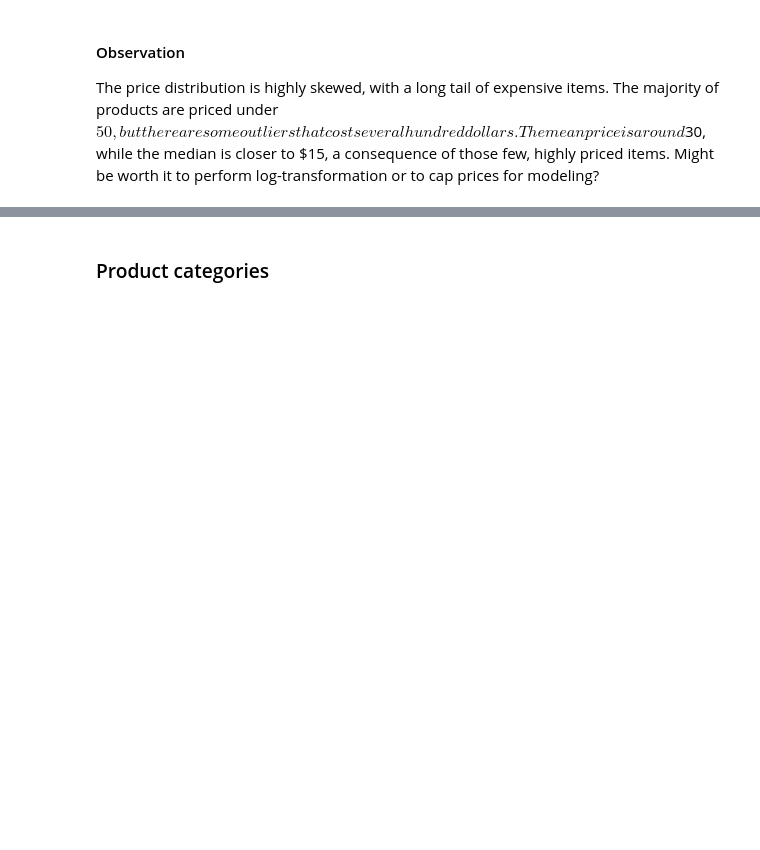
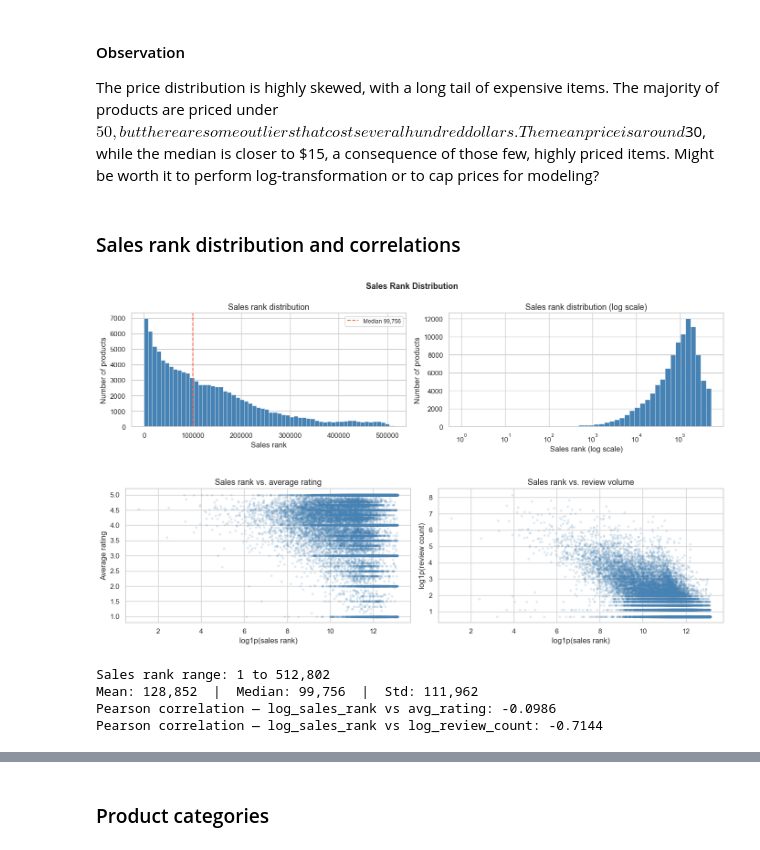
Before and after one commit to Vitto28/Vet_Recc, a Jupyter notebook: data_exploration.ipynb, the cells around one changed output, grey strips where cells are left out. Cells and saved outputs as stored; diff of their text form; code cells hidden in the pictures; blank space fills up the shorter version.

```diff
--- a/data_exploration.ipynb
+++ b/data_exploration.ipynb
@@ -390,0 +481,79 @@ The price distribution is highly skewed, with a long tail of expensive items. Th
+# %% [markdown]
+### Sales rank distribution and correlations
+# %%
+# Extract numeric sales rank for the Pet Supplies category if it does not already exist
+if 'sales_rank_numeric' not in meta_df.columns:
+    def extract_pet_rank(rank_val):
+        """Parse salesRank dict and return the Pet Supplies rank as an integer."""
+        if pd.isna(rank_val):
+            return np.nan
+        try:
+            if isinstance(rank_val, str):
+                d = ast.literal_eval(rank_val)
+            else:
+                d = rank_val
+            return int(d.get('Pet Supplies', np.nan))
+        except Exception:
+            return np.nan
+
+    meta_df['sales_rank_numeric'] = meta_df['salesRank'].apply(extract_pet_rank)
+
+rank_clean = meta_df['sales_rank_numeric'].dropna()
+
+fig, axes = plt.subplots(1, 2, figsize=(14, 4))
+
+axes[0].hist(rank_clean, bins=60, color='steelblue', edgecolor='white', linewidth=0.4)
+axes[0].set_xlabel('Sales rank')
+axes[0].set_ylabel('Number of products')
+axes[0].set_title('Sales rank distribution')
+axes[0].axvline(rank_clean.median(), color='tomato', linestyle='--', label=f'Median {rank_clean.median():,.0f}')
+axes[0].legend(fontsize=9)
+
+axes[1].hist(rank_clean[rank_clean > 0], bins=np.logspace(np.log10(rank_clean[rank_clean > 0].min()), np.log10(rank_clean.max()), 50),
+             color='steelblue', edgecolor='white', linewidth=0.4)
+axes[1].set_xscale('log')
+axes[1].set_xlabel('Sales rank (log scale)')
+axes[1].set_ylabel('Number of products')
+axes[1].set_title('Sales rank distribution (log scale)')
+
+fig.suptitle('Sales Rank Distribution', fontsize=13, fontweight='bold')
+plt.tight_layout()
+plt.show()
+
+# Correlate sales rank with item-level review behavior
+item_rank_stats = ratings_df.groupby('asin').agg(
+    avg_rating=('rating', 'mean'),
+    review_count=('rating', 'count')
+).reset_index()
+
+rank_merged = item_rank_stats.merge(meta_df[['asin', 'sales_rank_numeric']], on='asin', how='inner').dropna(subset=['sales_rank_numeric'])
+rank_merged['log_sales_rank'] = np.log1p(rank_merged['sales_rank_numeric'])
+rank_merged['log_review_count'] = np.log1p(rank_merged['review_count'])
+
+fig, axes = plt.subplots(1, 2, figsize=(14, 4))
+plot_rank = rank_merged.sample(min(30000, len(rank_merged)), random_state=42)
+
+axes[0].scatter(plot_rank['log_sales_rank'], plot_rank['avg_rating'], alpha=0.12, s=8, color='steelblue')
+axes[0].set_xlabel('log1p(sales rank)')
+axes[0].set_ylabel('Average rating')
+axes[0].set_title('Sales rank vs. average rating')
+
+axes[1].scatter(plot_rank['log_sales_rank'], plot_rank['log_review_count'], alpha=0.12, s=8, color='steelblue')
+axes[1].set_xlabel('log1p(sales rank)')
+axes[1].set_ylabel('log1p(review count)')
+axes[1].set_title('Sales rank vs. review volume')
+
+plt.tight_layout()
+plt.show()
+
+print(f"Sales rank range: {rank_clean.min():,.0f} to {rank_clean.max():,.0f}")
+print(f"Mean: {rank_clean.mean():,.0f}  |  Median: {rank_clean.median():,.0f}  |  Std: {rank_clean.std():,.0f}")
+print(f"Pearson correlation — log_sales_rank vs avg_rating: {rank_merged['log_sales_rank'].corr(rank_merged['avg_rating']):+.4f}")
+print(f"Pearson correlation — log_sales_rank vs log_review_count: {rank_merged['log_sales_rank'].corr(rank_merged['log_review_count']):+.4f}")
+# %% [output]
+[figure, added]
+[figure, added]
+Sales rank range: 1 to 512,802
+Mean: 128,852  |  Median: 99,756  |  Std: 111,962
+Pearson correlation — log_sales_rank vs avg_rating: -0.0986
+Pearson correlation — log_sales_rank vs log_review_count: -0.7144
```
Also changed, not shown: parts of 14 cells of this notebook, 2 other files.
